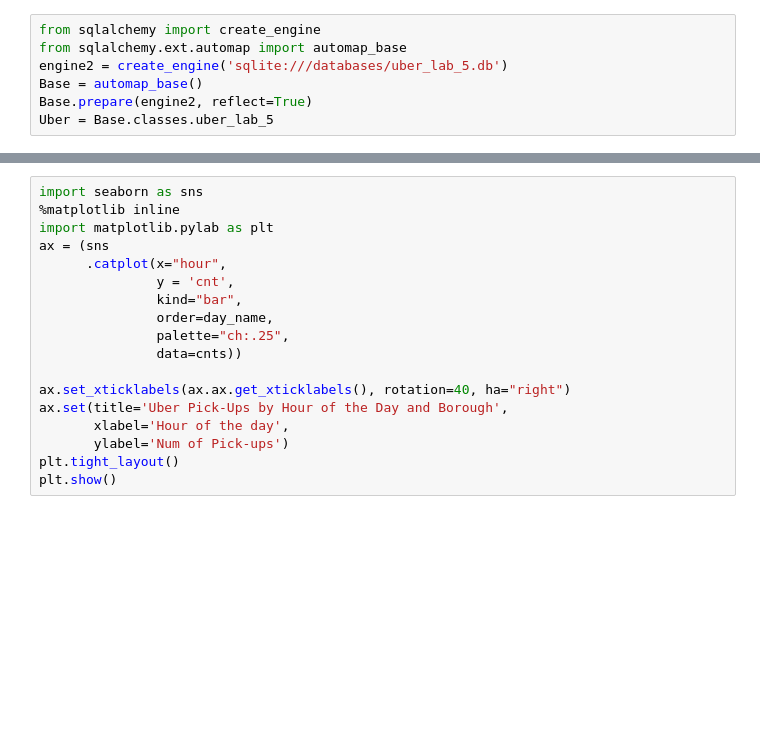
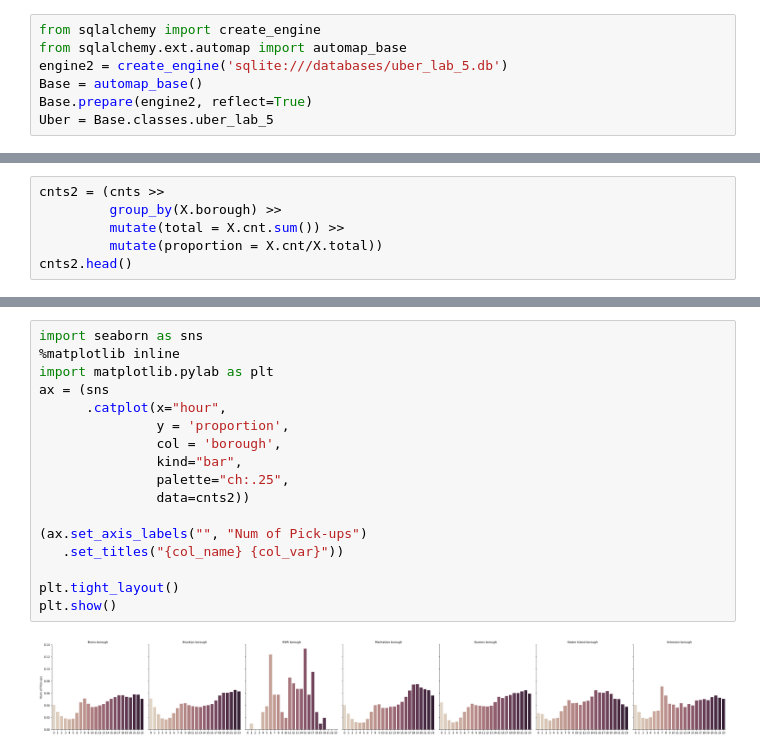
Before and after one commit to SMiertschin/DSCI430, a Jupyter notebook: Lab_5_joining_uber_data_SM.ipynb, the cells around one changed output, grey strips where cells are left out. Cells and saved outputs as stored; diff of their text form; blank space fills up the shorter version.

```diff
--- a/Lab_5_joining_uber_data_SM.ipynb
+++ b/Lab_5_joining_uber_data_SM.ipynb
@@ -249,0 +255,6 @@ cnts
+# %%
+cnts2 = (cnts >>
+         group_by(X.borough) >>
+         mutate(total = X.cnt.sum()) >>
+         mutate(proportion = X.cnt/X.total))
+cnts2.head()
@@ -250,18 +268,19 @@ cnts
 # %%
 import seaborn as sns
 %matplotlib inline
 import matplotlib.pylab as plt
 ax = (sns
       .catplot(x="hour",
-               y = 'cnt',
+               y = 'proportion',
+               col = 'borough',
                kind="bar",
-               order=day_name,
                palette="ch:.25",
-               data=cnts))
+               data=cnts2))
 
-ax.set_xticklabels(ax.ax.get_xticklabels(), rotation=40, ha="right")
-ax.set(title='Uber Pick-Ups by Hour of the Day and Borough',
-       xlabel='Hour of the day',
-       ylabel='Num of Pick-ups')
+(ax.set_axis_labels("", "Num of Pick-ups")
+   .set_titles("{col_name} {col_var}"))
+
 plt.tight_layout()
 plt.show()
+# %% [output]
+[figure, added]
```
Also changed, not shown: parts of 3 cells of this notebook.
